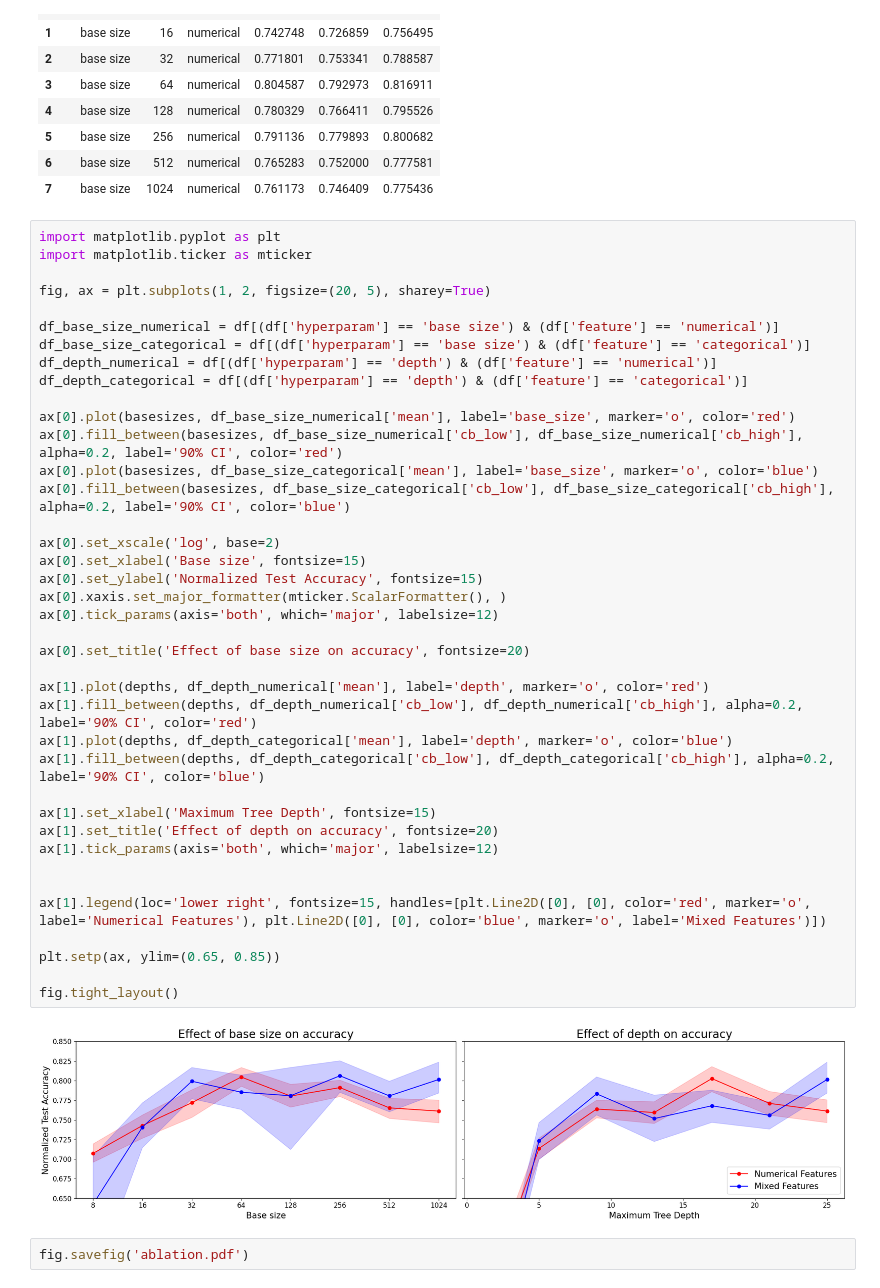
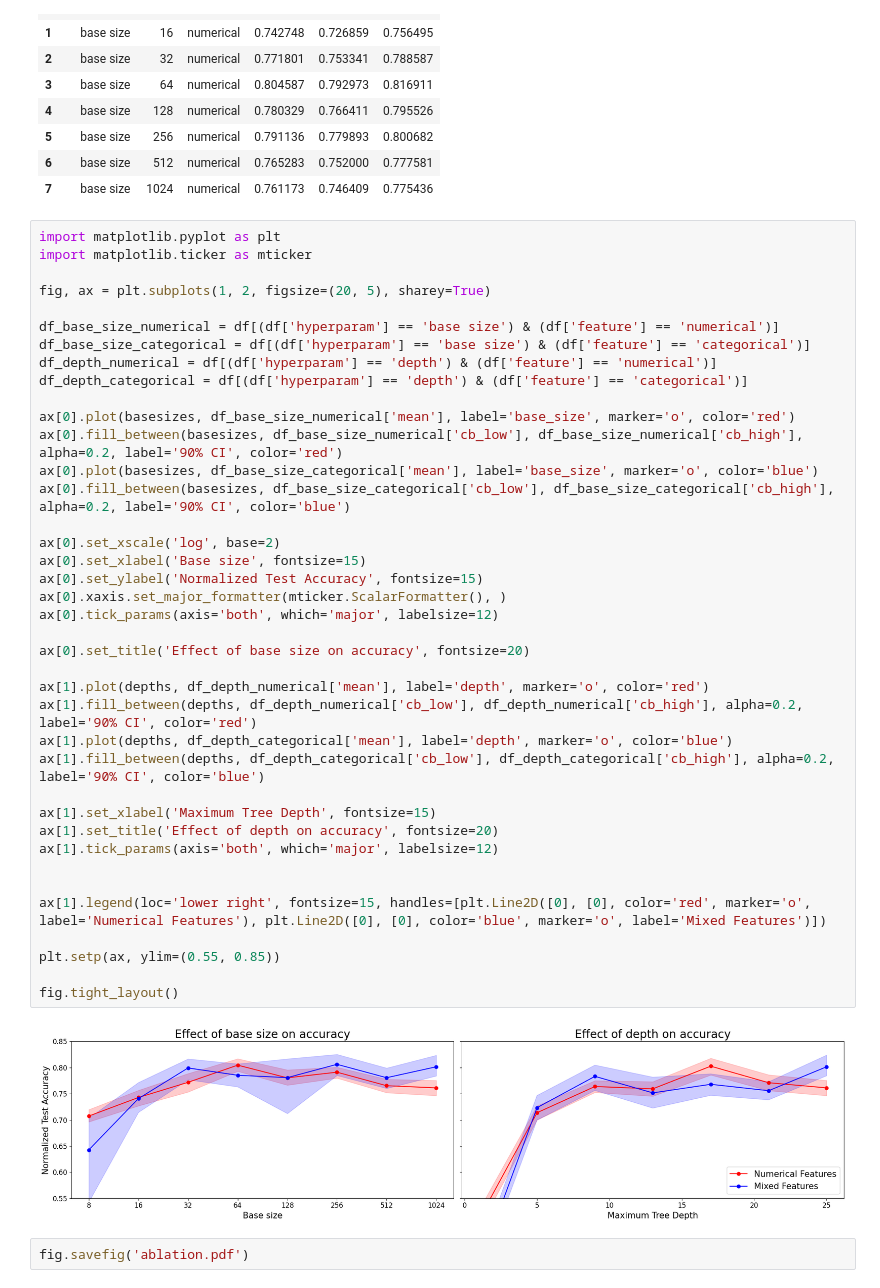
Before and after one commit to FelixdenBreejen/TabForestPFN, a Jupyter notebook: notebooks/analysis_forest_hyperparam.ipynb, the cells around one changed output. Saved outputs shown, nothing was run; the diff lists cells and outputs as text.

```diff
--- a/notebooks/analysis_forest_hyperparam.ipynb
+++ b/notebooks/analysis_forest_hyperparam.ipynb
@@ -160,34 +160,34 @@ df_depth_numerical = df[(df['hyperparam'] == 'depth') & (df['feature'] == 'numer
 df_depth_categorical = df[(df['hyperparam'] == 'depth') & (df['feature'] == 'categorical')]
 
 ax[0].plot(basesizes, df_base_size_numerical['mean'], label='base_size', marker='o', color='red')
 ax[0].fill_between(basesizes, df_base_size_numerical['cb_low'], df_base_size_numerical['cb_high'], alpha=0.2, label='90% CI', color='red')
 ax[0].plot(basesizes, df_base_size_categorical['mean'], label='base_size', marker='o', color='blue')
 ax[0].fill_between(basesizes, df_base_size_categorical['cb_low'], df_base_size_categorical['cb_high'], alpha=0.2, label='90% CI', color='blue')
 
 ax[0].set_xscale('log', base=2)
 ax[0].set_xlabel('Base size', fontsize=15)
 ax[0].set_ylabel('Normalized Test Accuracy', fontsize=15)
 ax[0].xaxis.set_major_formatter(mticker.ScalarFormatter(), )
 ax[0].tick_params(axis='both', which='major', labelsize=12)
 
 ax[0].set_title('Effect of base size on accuracy', fontsize=20)
 
 ax[1].plot(depths, df_depth_numerical['mean'], label='depth', marker='o', color='red')
 ax[1].fill_between(depths, df_depth_numerical['cb_low'], df_depth_numerical['cb_high'], alpha=0.2, label='90% CI', color='red')
 ax[1].plot(depths, df_depth_categorical['mean'], label='depth', marker='o', color='blue')
 ax[1].fill_between(depths, df_depth_categorical['cb_low'], df_depth_categorical['cb_high'], alpha=0.2, label='90% CI', color='blue')
 
 ax[1].set_xlabel('Maximum Tree Depth', fontsize=15)
 ax[1].set_title('Effect of depth on accuracy', fontsize=20)
 ax[1].tick_params(axis='both', which='major', labelsize=12)
 
 
 ax[1].legend(loc='lower right', fontsize=15, handles=[plt.Line2D([0], [0], color='red', marker='o', label='Numerical Features'), plt.Line2D([0], [0], color='blue', marker='o', label='Mixed Features')])
 
-plt.setp(ax, ylim=(0.65, 0.85))
+plt.setp(ax, ylim=(0.55, 0.85))
 
 fig.tight_layout()
 # %% [output]
-[figure, old version]
+[figure, new version]
 # %%
 fig.savefig('ablation.pdf')
```
